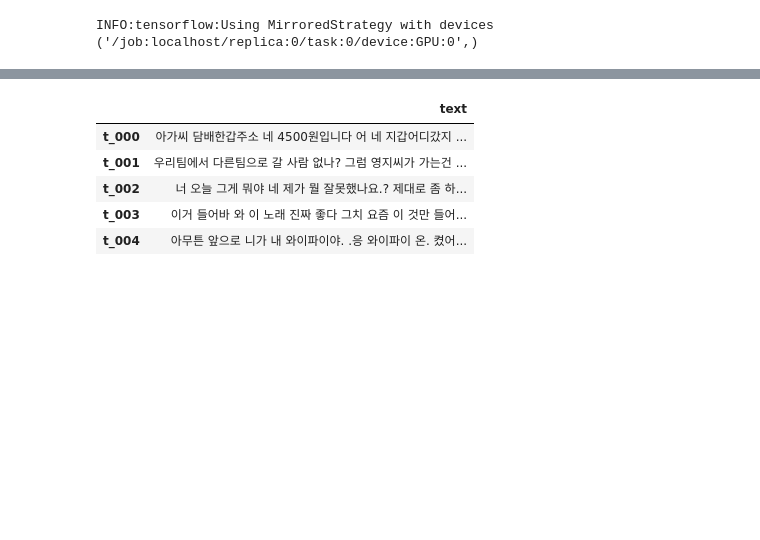
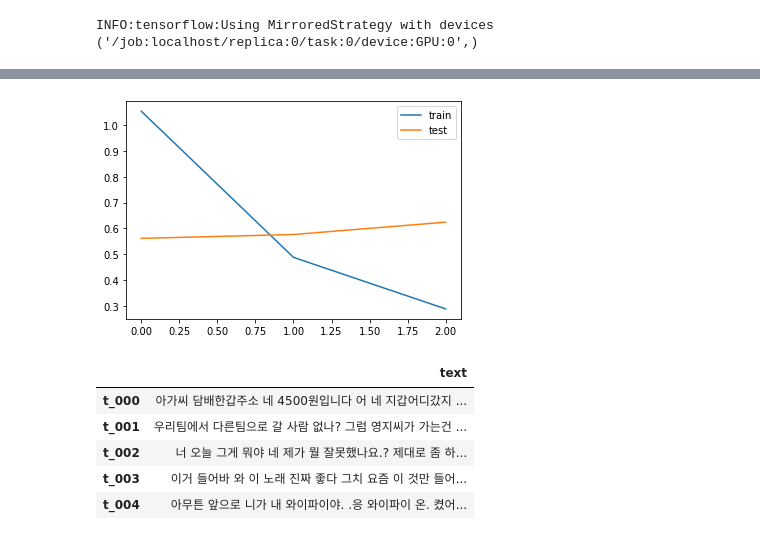
Before and after one commit to 2N2C/DKTC, a Jupyter notebook: models/gpt2/0218-gpt2.ipynb, the cells around one changed output, grey strips where cells are left out. Cells and saved outputs as stored; diff of their text form; code cells hidden in the pictures; blank space fills up the shorter version.

```diff
--- a/models/gpt2/0218-gpt2.ipynb
+++ b/models/gpt2/0218-gpt2.ipynb
@@ -91,5 +91,9 @@ print('훈련 데이터의 리뷰 수 :',len(train_data))
 # %% [output]
 훈련 데이터의 리뷰 수 : 3846
 # %%
-train_data['label'] = pd.factorize(train_data['class'])[0].reshape(-1,1)
+labels, class_names = pd.factorize(train_data['class'])
+train_data['label'] = labels.reshape(-1,1)
 train_data.head()
+
+def decode_label(encoded_label):
+    return class_names[encoded_label]
@@ -214,17 +211,24 @@ from transformers import TFGPT2Model
 class TFGPT2ForSequenceClassification(tf.keras.Model):
     def __init__(self, model_name, num_labels):
         super(TFGPT2ForSequenceClassification, self).__init__()
+
         self.gpt = TFGPT2Model.from_pretrained(model_name, from_pt=True)
-        self.num_labels = num_labels  # 클래스 개수 저장
+        # 클래스 개수 저장
+        self.num_labels = num_labels
         self.dropout = tf.keras.layers.Dropout(0.2)
-        self.classifier = tf.keras.layers.Dense(num_labels,  # 출력 뉴런 수 = 클래스 개수
-                                                kernel_initializer=tf.keras.initializers.TruncatedNormal(0.02),
-                                                activation='softmax',  # 다중 클래스 분류이므로 softmax 사용
-                                                name='classifier')
+
+        self.classifier = tf.keras.layers.Dense(
+            # 출력 뉴런 수 = 클래스 개수
+            num_labels,
+            kernel_initializer=tf.keras.initializers.TruncatedNormal(0.02),
+            # 다중 클래스 분류이므로 softmax 사용
+            activation='softmax',
+            name='classifier')
 
     def call(self, inputs):
         outputs = self.gpt(input_ids=inputs)
-        cls_token = outputs[0][:, -1]  # 마지막 토큰 가져오기
+        # 마지막 토큰 가져오기
+        cls_token = outputs[0][:, -1]
         cls_token = self.dropout(cls_token)
         prediction = self.classifier(cls_token)
 
@@ -296,3 +317,12 @@ Epoch 2/2
+# %%
+import matplotlib.pyplot as plt
+
+plt.plot(history.history['loss'], label='train')
+plt.plot(history.history['val_loss'], label='test')
+plt.legend()
+plt.show()
+# %% [output]
+[figure, added]
 # %%
 import pandas as pd
 import json
```
Also changed, not shown: parts of 13 cells of this notebook, 1 other file.
